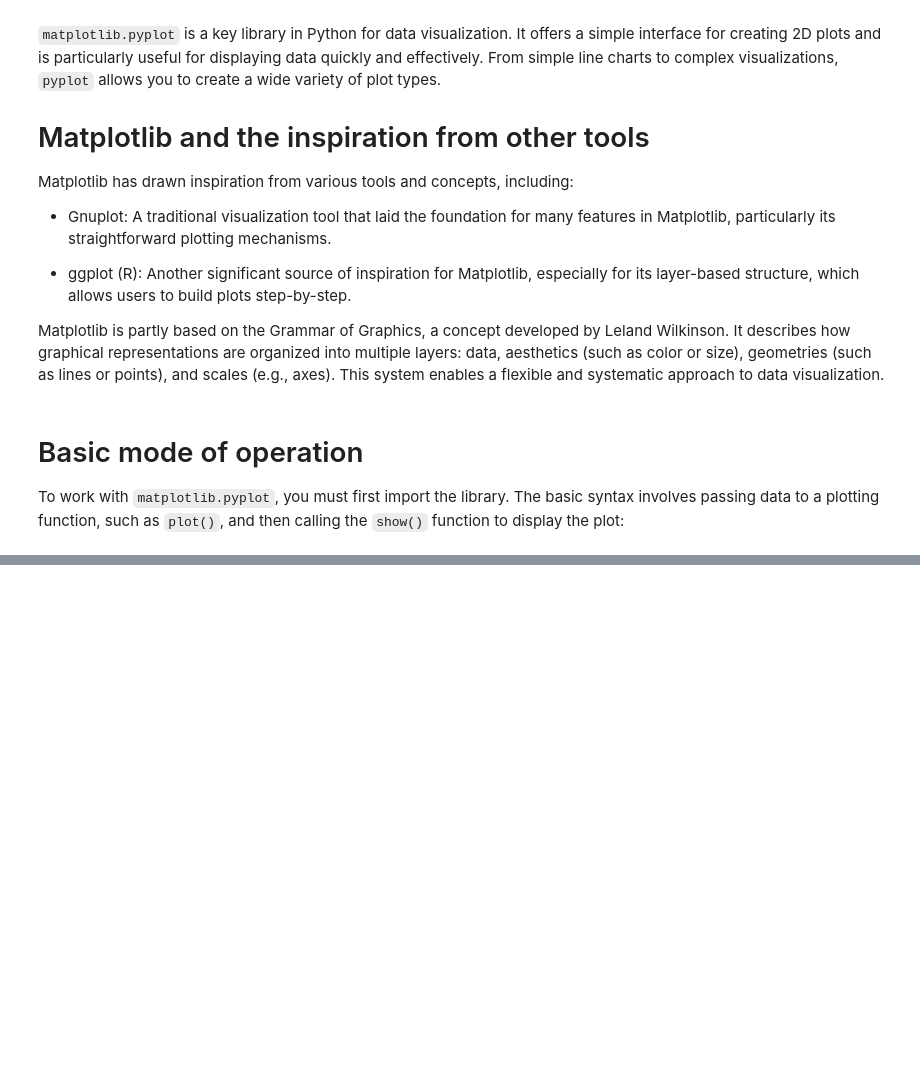
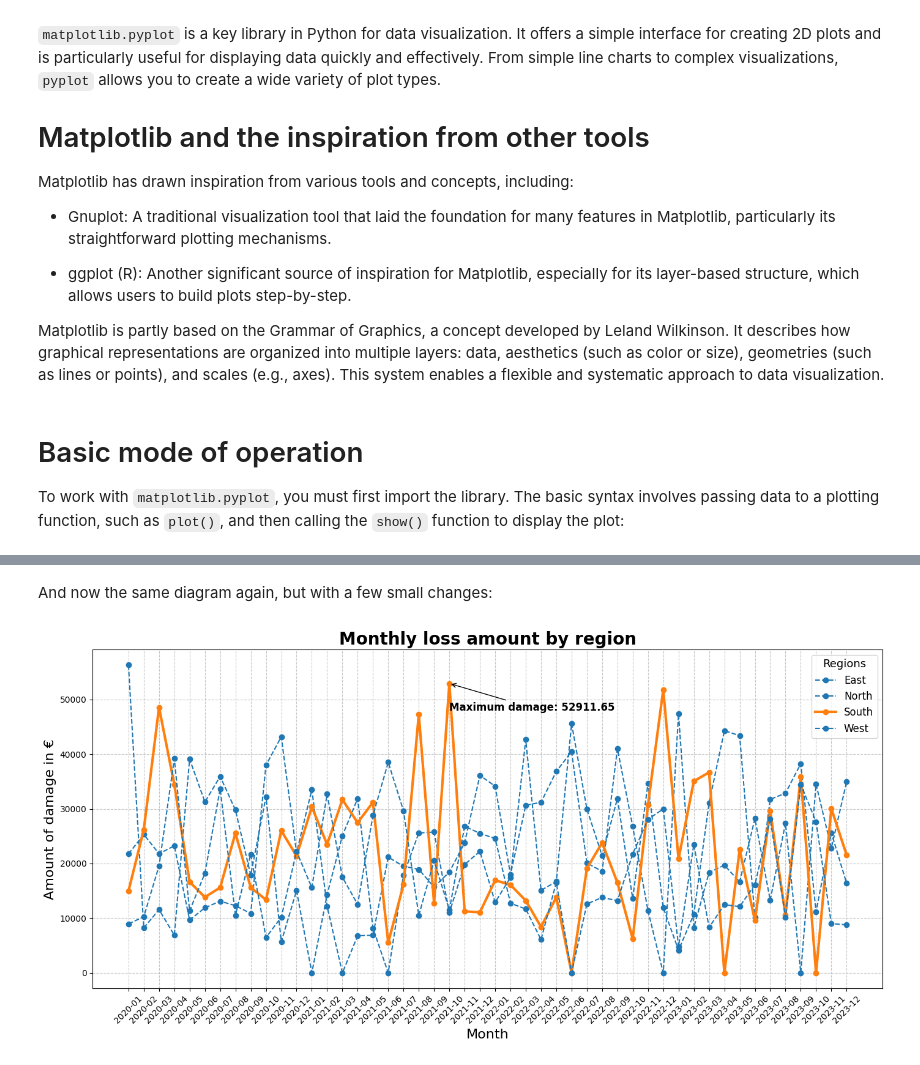
Before and after one commit to Ashton94089/Actuarial-Practice, a Jupyter notebook: 04_python_visualization.ipynb, the cells around one changed output, grey strips where cells are left out. Drawn from its saved outputs; the diff is of its cells as text; code cells hidden in the pictures; blank space fills up the shorter version.

```diff
--- a/04_python_visualization.ipynb
+++ b/04_python_visualization.ipynb
@@ -39,0 +148,43 @@ Text(0, 0.5, 'Y-axis')
+# %% [markdown]
+And now the same diagram again, but with a few small changes:
+# %%
+# Create a visualization of damage amounts by region
+plt.figure(figsize=(14, 7))
+
+# Select a region to highlight
+highlight_region = 'South'
+colors = ['#1f77b4' if region != highlight_region else '#ff7f0e' for region in pivot_df.columns]
+
+# Iterate through the columns of the pivoted DataFrame and plot each region
+for region in pivot_df.columns:
+  if region == highlight_region:
+    plt.plot(pivot_df.index.astype(str), pivot_df[region], marker='o', label=region, color='#ff7f0e', linestyle='-', linewidth=3)
+  else:
+    plt.plot(pivot_df.index.astype(str), pivot_df[region], marker='o', label=region, color='#1f77b4', linestyle='--')
+
+# Annotate the highest damage level in the highlighted region
+max_damage_index = pivot_df[highlight_region].idxmax()
+max_damage_value = pivot_df[highlight_region].max()
+plt.annotate(
+    f"Maximum damage: {max_damage_value:.2f}",
+    xy=(str(max_damage_index), max_damage_value),  #箭頭指向的目標座標（即最高點的位置）
+    xytext=(str(max_damage_index), max_damage_value - 5000),  #文字擺放的位置（這裡設在最高點下方 5000 單位處，避免擋到點本身）。
+    arrowprops=dict(facecolor='black', arrowstyle='->'),
+    fontsize=12,
+    color='black',
+    fontweight='bold'
+)
+
+# Adjust chart
+plt.title('Monthly loss amount by region', fontsize=20, fontweight='bold')
+plt.xlabel('Month', fontsize=16)
+plt.ylabel('Amount of damage in €', fontsize=16)
+plt.xticks(rotation=45)
+plt.legend(title='Regions', fontsize=12, title_fontsize='13')
+plt.grid(visible=True, linestyle='--', alpha=0.7)
+plt.tight_layout()
+
+# Display the diagram
+plt.show()
+# %% [output]
+[figure, added]
```
Also changed, not shown: parts of 22 cells of this notebook.
